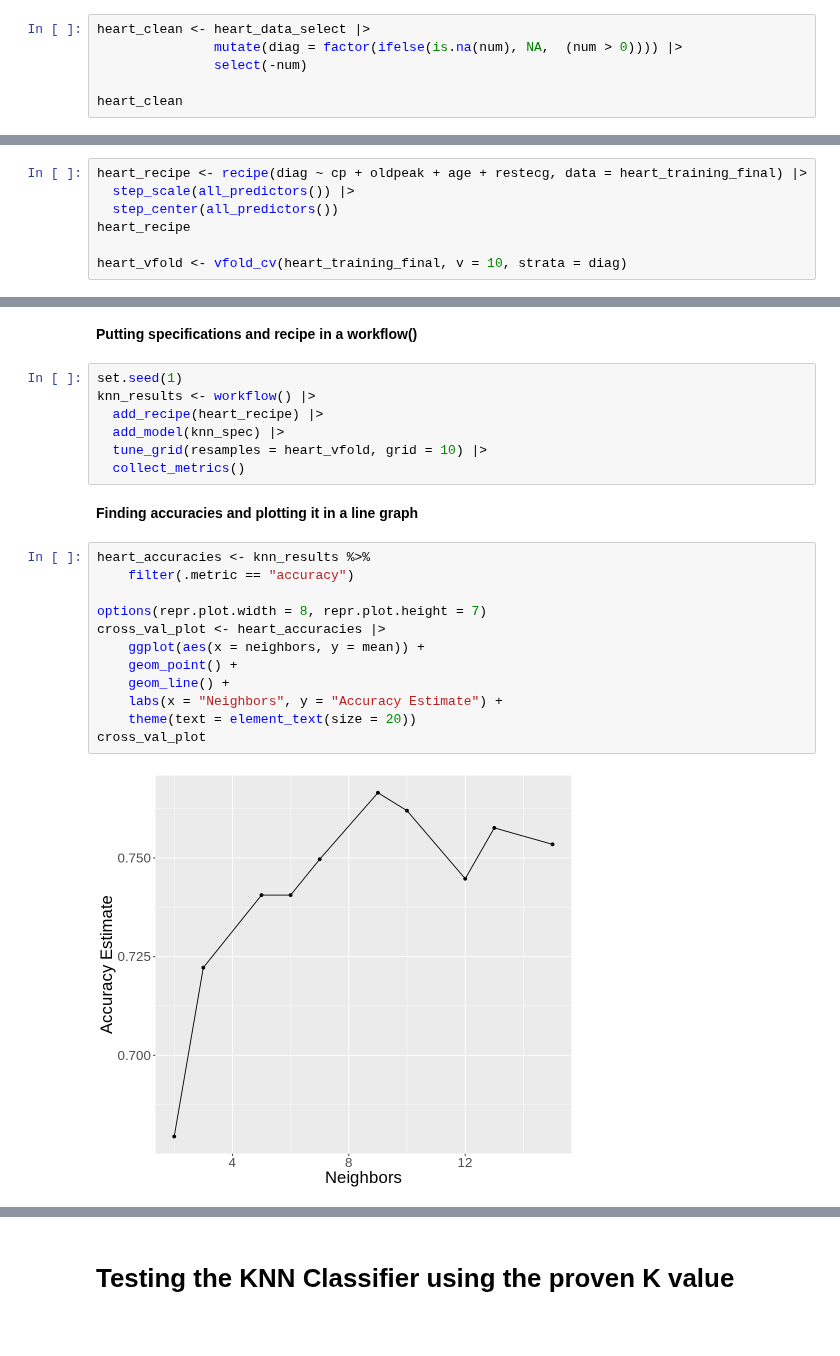
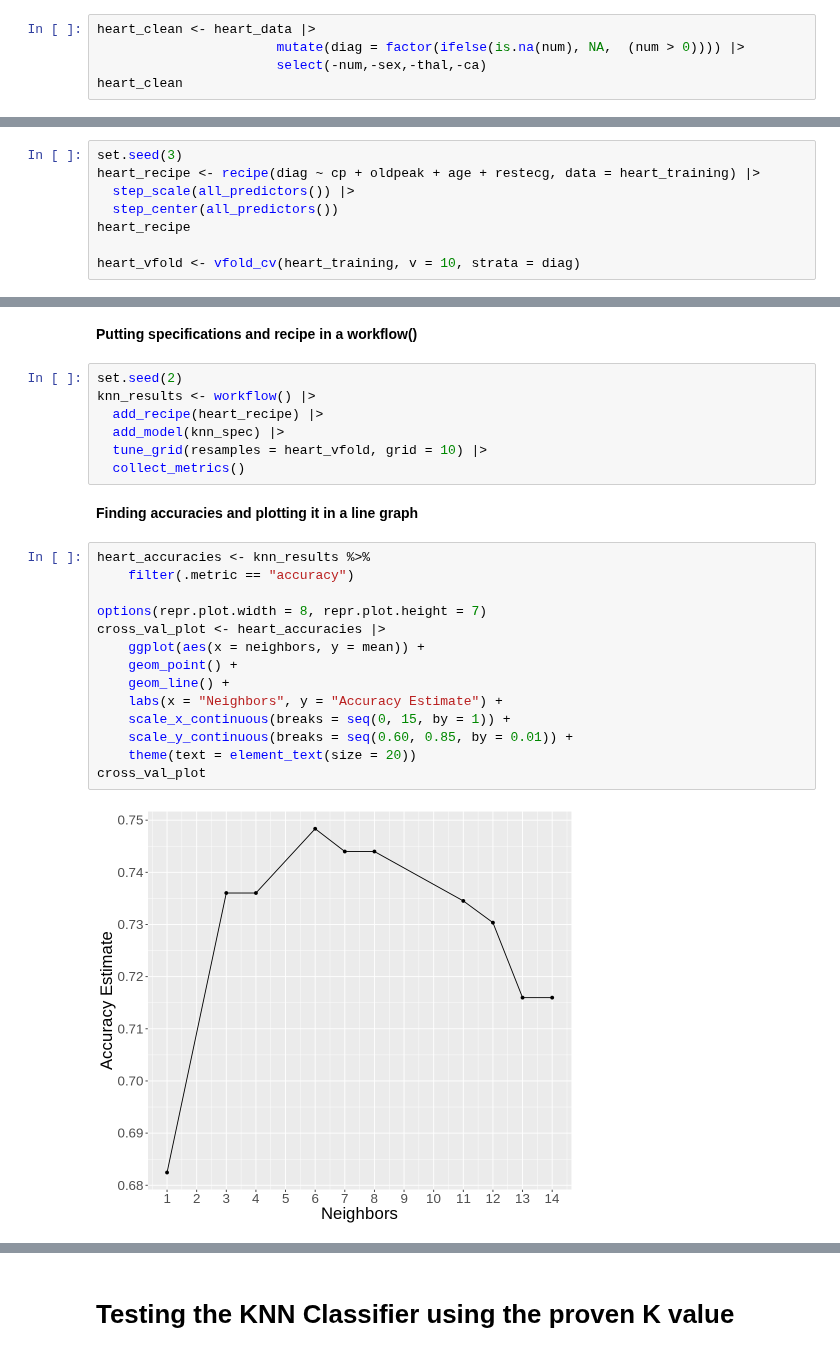
Before and after one commit to ibrahim1623/DSCI-100-Project, a Jupyter notebook: Group Project Report(133).ipynb, the cells around one changed output, grey strips where cells are left out. Drawn from its saved outputs; the diff is of its cells as text.

Commit message:
edits
-made results reproducible
-edited some code to make it cleaner
-reduced word count
-added to the k-nn classifcation section

```diff
--- a/Group Project Report(133).ipynb
+++ b/Group Project Report(133).ipynb
@@ -157,7 +142,6 @@ Each row is one unique obsevation and each cell only contains one value. But we
 # %%
-heart_clean <- heart_data_select |>
-               mutate(diag = factor(ifelse(is.na(num), NA,  (num > 0)))) |>
-               select(-num)
-
+heart_clean <- heart_data |>
+                       mutate(diag = factor(ifelse(is.na(num), NA,  (num > 0)))) |>
+                       select(-num,-sex,-thal,-ca)
 heart_clean
 # %% [output]
@@ -485,12 +441,13 @@ Now that we have concluded the best combination of predictor variables, we will
 # %% [markdown]
 __Creating a recipe called heart_recipe using the heart training and then split data into 10 v-folds__
 # %%
-heart_recipe <- recipe(diag ~ cp + oldpeak + age + restecg, data = heart_training_final) |>
+set.seed(3)
+heart_recipe <- recipe(diag ~ cp + oldpeak + age + restecg, data = heart_training) |>
   step_scale(all_predictors()) |>
   step_center(all_predictors())
 heart_recipe
 
-heart_vfold <- vfold_cv(heart_training_final, v = 10, strata = diag)
+heart_vfold <- vfold_cv(heart_training, v = 10, strata = diag)
 # %% [output]
 Recipe
 
@@ -515,7 +472,7 @@ knn_spec <- nearest_neighbor(weight_func = "rectangular", neighbors = tune()) |>
 # %% [markdown]
 __Putting specifications and recipe in a workflow()__
 # %%
-set.seed(1)
+set.seed(2)
 knn_results <- workflow() |>
   add_recipe(heart_recipe) |>
   add_model(knn_spec) |>
@@ -526,17 +483,19 @@ __Finding accuracies and plotting it in a line graph__
 # %%
 heart_accuracies <- knn_results %>%
     filter(.metric == "accuracy")
 
 options(repr.plot.width = 8, repr.plot.height = 7)
 cross_val_plot <- heart_accuracies |>
     ggplot(aes(x = neighbors, y = mean)) +
     geom_point() +
     geom_line() +
     labs(x = "Neighbors", y = "Accuracy Estimate") +
+    scale_x_continuous(breaks = seq(0, 15, by = 1)) +
+    scale_y_continuous(breaks = seq(0.60, 0.85, by = 0.01)) +
     theme(text = element_text(size = 20))
 cross_val_plot
 # %% [output]
-[figure, old version]
+[figure, new version]
 # %% [markdown]
 _Figure 16_
 
```
Also changed, not shown: parts of 26 cells of this notebook.
